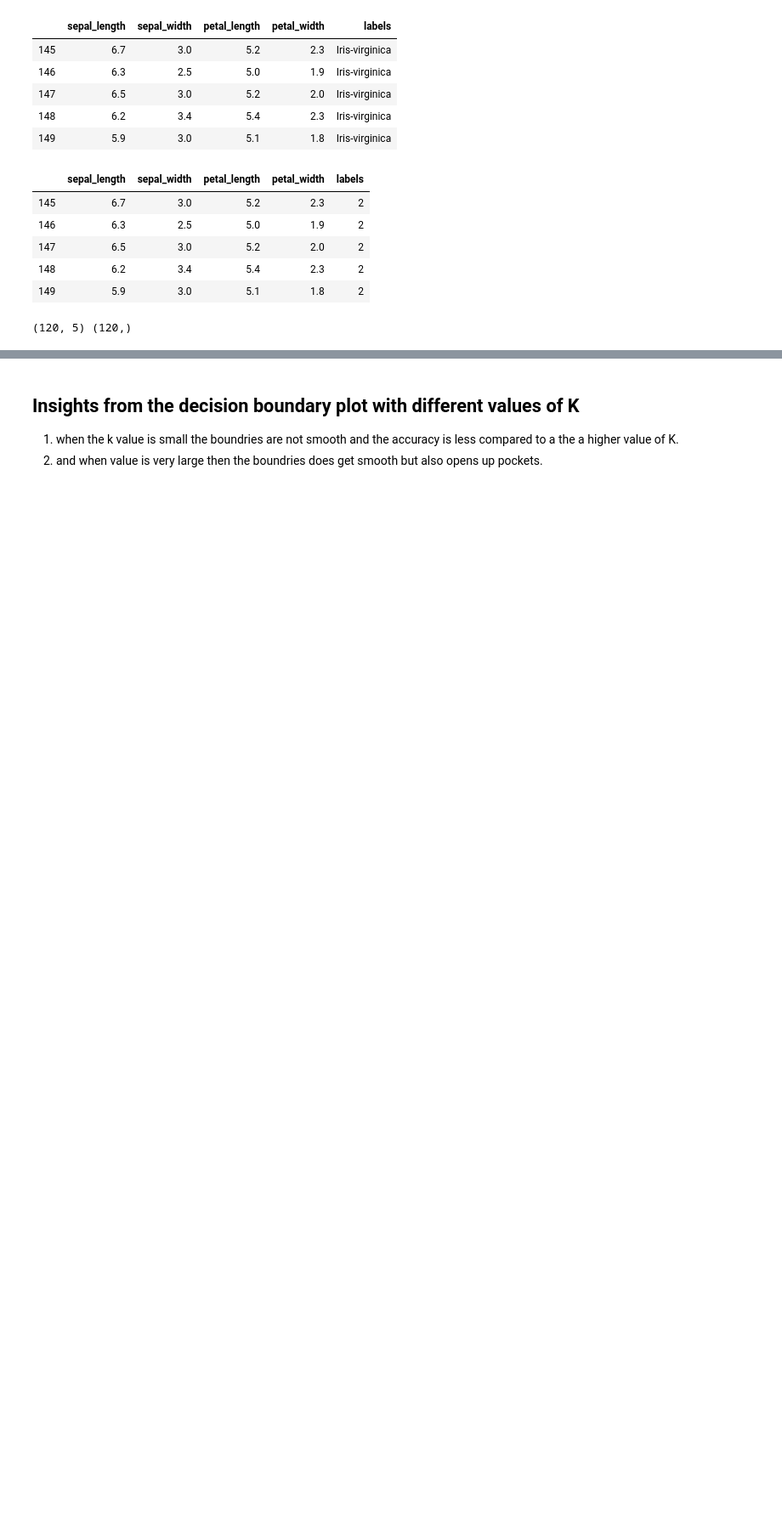
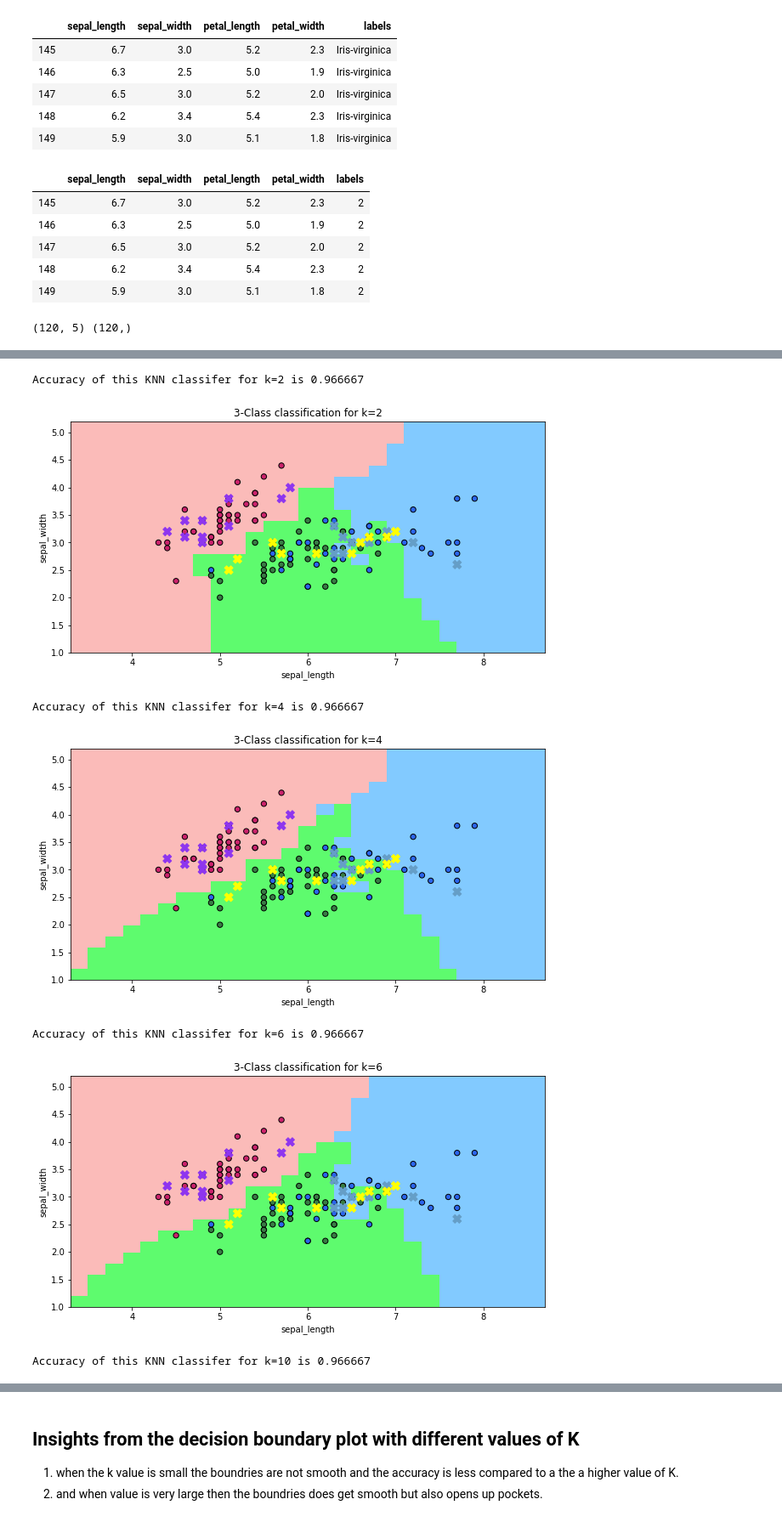
Before and after one commit to patelrajb6/KNN_classifer_implemented, a Jupyter notebook: rpate375-KNN.ipynb, the cells around one changed output, grey strips where cells are left out. Shown at 85% size. Cells and saved outputs as stored; diff of their text form; code cells hidden in the pictures; blank space fills up the shorter version.

```diff
--- a/rpate375-KNN.ipynb
+++ b/rpate375-KNN.ipynb
@@ -185,0 +157,13 @@ Accuracy of this KNN classifer for k=15 is 0.966667
+# %%
+# for different value of k plotting the boundary and predicting the class label.
+list_of_k=[2,4,6,10,15]
+for k in list_of_k:
+    result=result=results(X_train,y_train,X_test,y_test,'euclidean',k)
+# %% [output]
+Accuracy of this KNN classifer for k=2 is 0.966667
+[figure, added]
+Accuracy of this KNN classifer for k=4 is 0.966667
+[figure, added]
+Accuracy of this KNN classifer for k=6 is 0.966667
+[figure, added]
+Accuracy of this KNN classifer for k=10 is 0.966667
```
Also changed, not shown: parts of 22 cells of this notebook.
